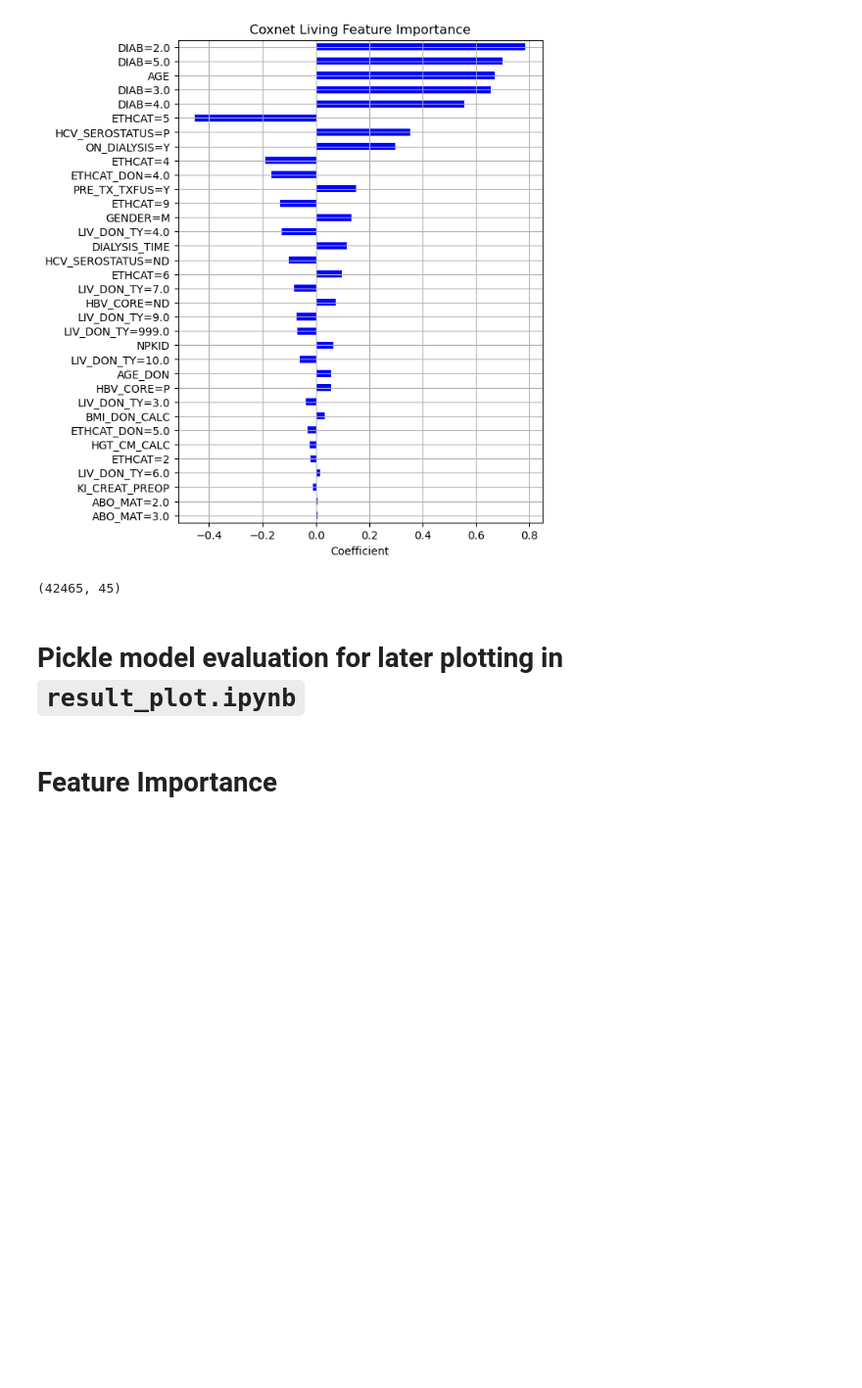
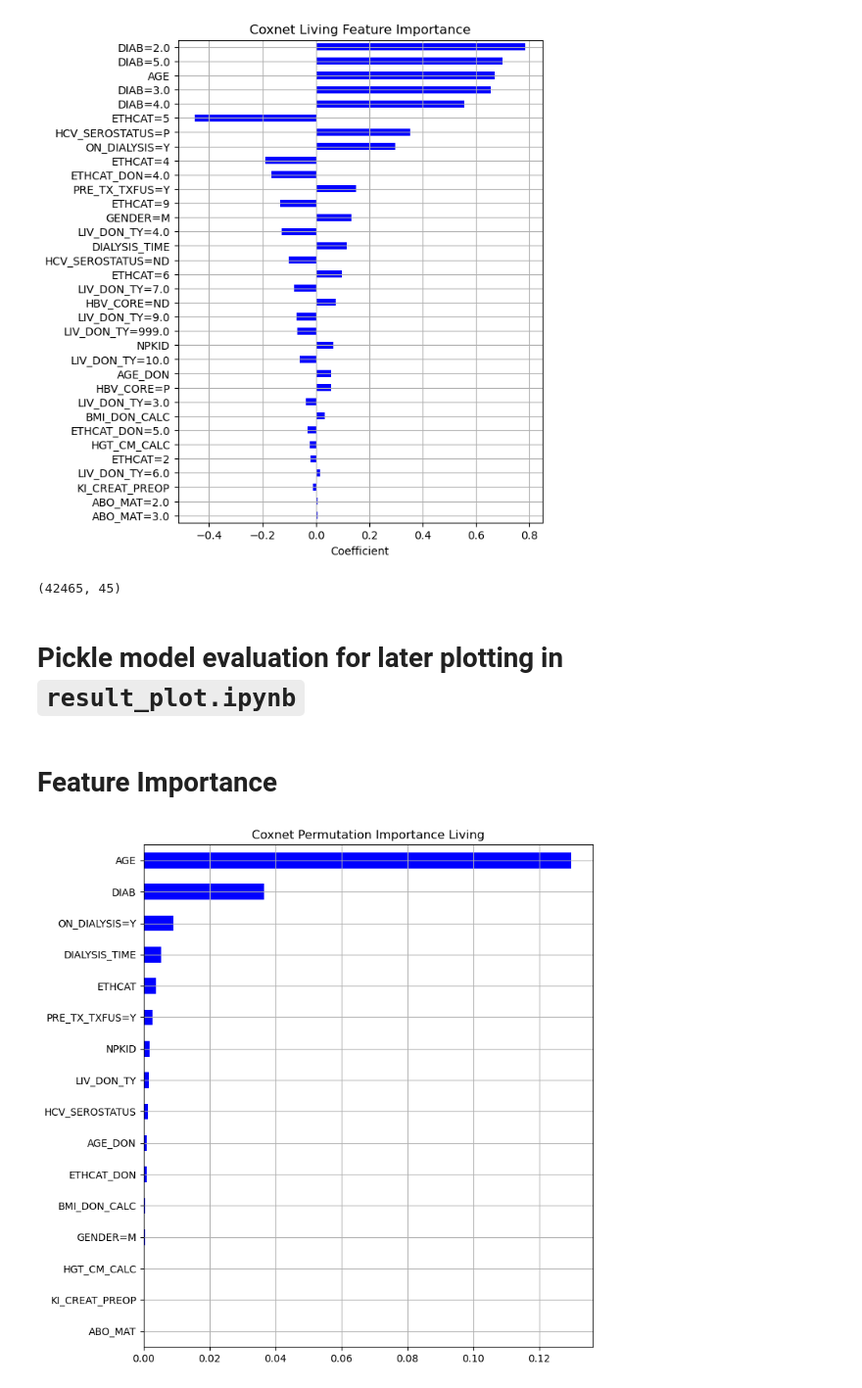
Before and after one commit to krllstdn/BachelorProject, a Jupyter notebook: Code/coxnet_living.ipynb, the cells around one changed output. Shown: that part at 98% size. Saved outputs shown, nothing was run; the diff lists cells and outputs as text; code cells hidden in the pictures; blank space fills up the shorter version.

```diff
--- a/Code/coxnet_living.ipynb
+++ b/Code/coxnet_living.ipynb
@@ -323,19 +327,54 @@ import pickle
 from sklearn.inspection import permutation_importance
 
 # uncoment if you want to calculate permutation importance (data must not be processed by pipeline)
-# result = permutation_importance(coxnet_pred, X_test, y_test, n_repeats=10, random_state=0, n_jobs=-1)
+result = permutation_importance(coxnet_pred, X_test, y_test, n_repeats=10, random_state=0, n_jobs=-1)
 # %%
 pd.set_option('display.max_rows', None)
 
 # columns = numeric_features + categorical_features
+columns = yes_numerical + yes_categorical
 
-# def format_number(x):
-#     return '{:.10f}'.format(x)
+def format_number(x):
+    return '{:.10f}'.format(x)
 
-# importances_df = pd.DataFrame(result.importances_mean, index=X_test.columns)
-# importances_df = importances_df.applymap(format_number)
-# importances_df.columns = ['Importance']
-# importances_df.sort_values(by='Importance', ascending=False, inplace=True)
-
-# # Print out feature importances
-# print(importances_df)
+importances_df = pd.DataFrame(result.importances_mean, index=X_test.columns)
+importances_df = importances_df.applymap(format_number)
+importances_df.columns = ['Importance']
+importances_df.sort_values(by='Importance', ascending=False, inplace=True)
+# %%
+import matplotlib.pyplot as plt
+plt_importances = importances_df.sort_values(by='Importance', ascending=True)
+plt_importances['Importance']=plt_importances['Importance'].astype(float)
+path = "../Thesis/Images/Results/"
+
+
+diab = ["DIAB=3.0", "DIAB=5.0", "DIAB=2.0", "DIAB=4.0", "DIAB=998.0"]
+eth = ["ETHCAT=2", "ETHCAT=5", "ETHCAT=4", "ETHCAT=9", "ETHCAT=6", "ETHCAT=7"]
+eth_don = ["ETHCAT_DON=2.0", "ETHCAT_DON=5.0", "ETHCAT_DON=4.0", "ETHCAT_DON=9.0", "ETHCAT_DON=6.0", "ETHCAT_DON=7.0"]
+liv_don_ty = ["LIV_DON_TY=6.0", "LIV_DON_TY=9.0", "LIV_DON_TY=11.0", "LIV_DON_TY=8.0", "LIV_DON_TY=5.0", "LIV_DON_TY=2.0", "LIV_DON_TY=12.0", "LIV_DON_TY=3.0", "LIV_DON_TY=10.0", "LIV_DON_TY=7.0", "LIV_DON_TY=999.0", "LIV_DON_TY=4.0"]
+abo = ["ABO_MAT=2.0", "ABO_MAT=3.0"]
+hcv = ["HCV_SEROSTATUS=ND", "HCV_SEROSTATUS=P"]
+hbv = ["HBV_CORE=P", "HBV_CORE=ND"]
+
+
+plt_importances.loc["DIAB", 'Importance'] = plt_importances.loc[diab, 'Importance'].sum()
+plt_importances.loc["ETHCAT", 'Importance'] = plt_importances.loc[eth, 'Importance'].sum()
+plt_importances.loc["ETHCAT_DON", 'Importance'] = plt_importances.loc[eth_don, 'Importance'].sum()
+plt_importances.loc["LIV_DON_TY", 'Importance'] = plt_importances.loc[liv_don_ty, 'Importance'].sum()
+plt_importances.loc["ABO_MAT", 'Importance'] = plt_importances.loc[abo, 'Importance'].sum()
+plt_importances.loc["HCV_SEROSTATUS", 'Importance'] = plt_importances.loc[hcv, 'Importance'].sum()
+
+plt_importances.drop(diab, inplace=True)
+plt_importances.drop(eth, inplace=True)
+plt_importances.drop(eth_don, inplace=True)
+plt_importances.drop(liv_don_ty, inplace=True)
+plt_importances.drop(abo, inplace=True)
+plt_importances.drop(hcv, inplace=True)
+plt_importances.drop(hbv, inplace=True)
+
+plt_importances.sort_values(by='Importance', ascending=True, inplace=True)
+plt_importances.plot.barh(color='blue', legend=False, title='Coxnet Permutation Importance Living', grid=True, figsize=(8, 9))
+
+plt.savefig(path + "Coxnet_FI_living.pdf", bbox_inches="tight")
+# %% [output]
+[figure, added]
```
Also changed, not shown: parts of 2 cells of this notebook, 17 other files.
